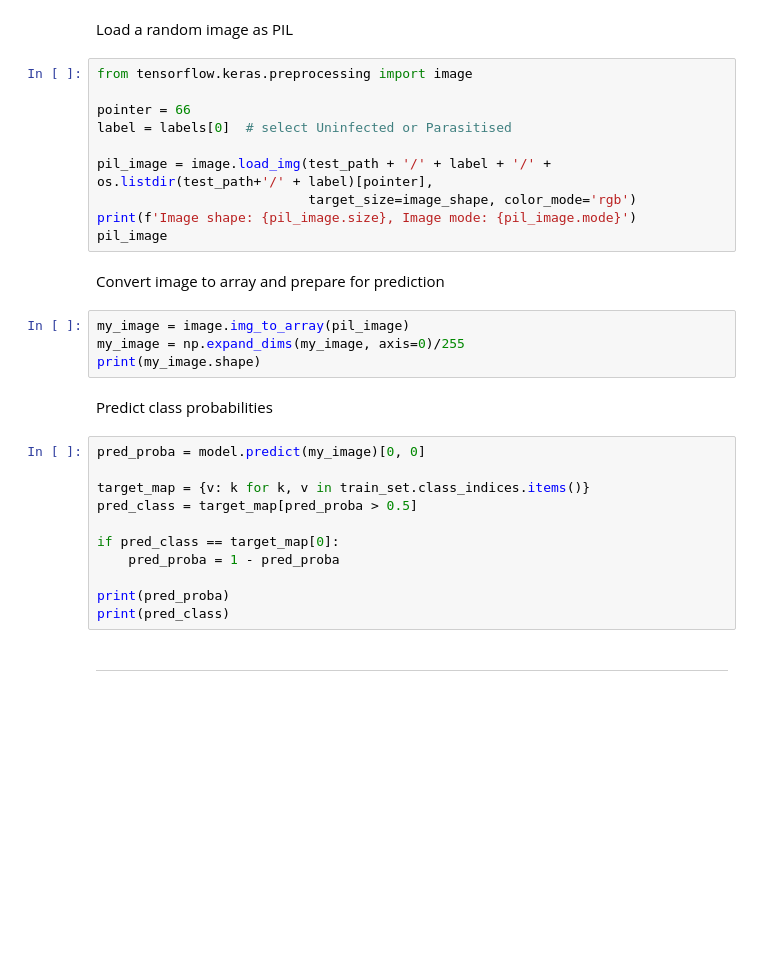
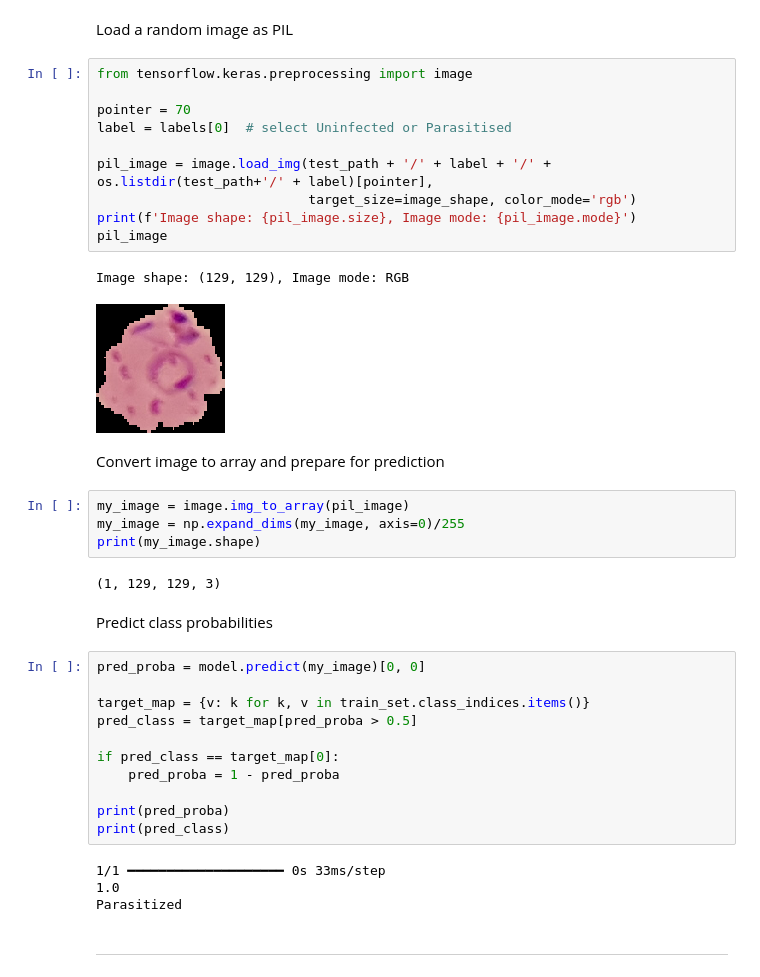
Before and after one commit to taz1003/WalkthroughProject01, a Jupyter notebook: jupyter_notebooks/03 - Modelling and Evaluating.ipynb, the cells around one changed output. Cells and saved outputs as stored; diff of their text form; blank space fills up the shorter version.

Commit message:
Add new plots

```diff
--- a/jupyter_notebooks/03 - Modelling and Evaluating.ipynb
+++ b/jupyter_notebooks/03 - Modelling and Evaluating.ipynb
@@ -388,19 +440,24 @@ Load a random image as PIL
 # %%
 from tensorflow.keras.preprocessing import image
 
-pointer = 66
+pointer = 70
 label = labels[0]  # select Uninfected or Parasitised
 
 pil_image = image.load_img(test_path + '/' + label + '/' + os.listdir(test_path+'/' + label)[pointer],
                            target_size=image_shape, color_mode='rgb')
 print(f'Image shape: {pil_image.size}, Image mode: {pil_image.mode}')
 pil_image
+# %% [output]
+Image shape: (129, 129), Image mode: RGB
+[figure, added]
 # %% [markdown]
 Convert image to array and prepare for prediction
 # %%
 my_image = image.img_to_array(pil_image)
 my_image = np.expand_dims(my_image, axis=0)/255
 print(my_image.shape)
+# %% [output]
+(1, 129, 129, 3)
 # %% [markdown]
 Predict class probabilities
 # %%
@@ -414,6 +471,10 @@ if pred_class == target_map[0]:
 
 print(pred_proba)
 print(pred_class)
+# %% [output]
+1/1 ━━━━━━━━━━━━━━━━━━━━ 0s 33ms/step
+1.0
+Parasitized
 # %% [markdown]
 ---
 # %% [markdown]
```
Also changed, not shown: parts of 9 cells of this notebook, 4 other files.
